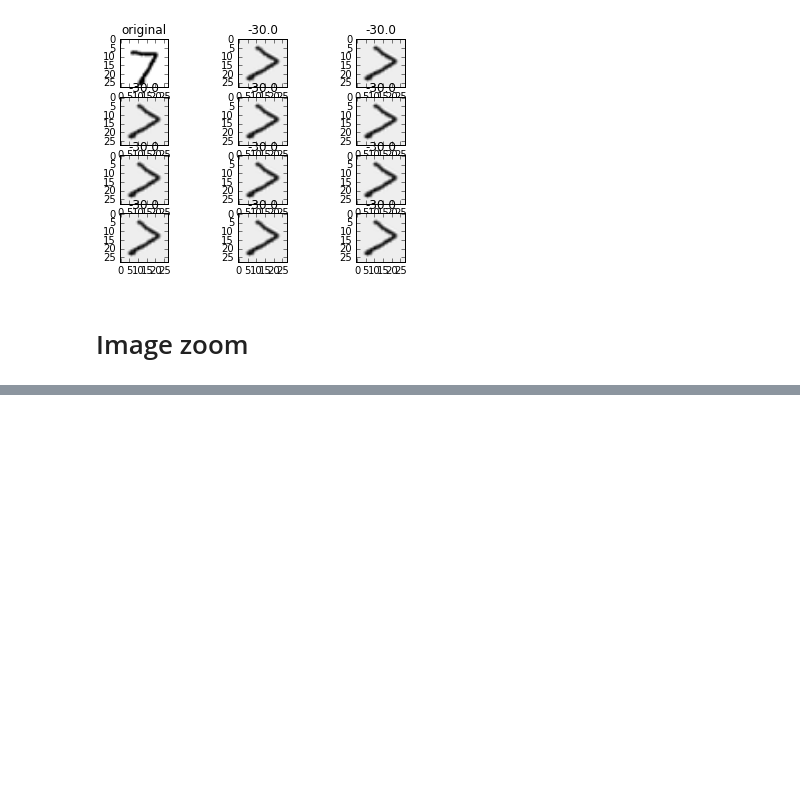
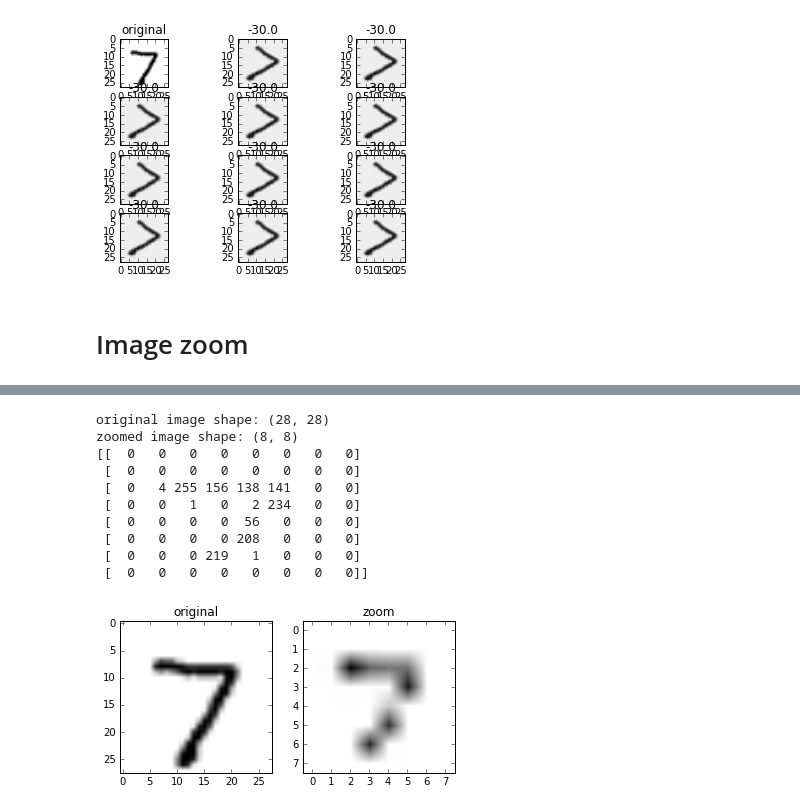
Before and after one commit to ybdesire/machinelearning, a Jupyter notebook: 8_image_process/image_process_scikit-image.ipynb, the cells around one changed output, grey strips where cells are left out. Drawn from its saved outputs; the diff is of its cells as text; code cells hidden in the pictures; blank space fills up the shorter version.

```diff
--- a/8_image_process/image_process_scikit-image.ipynb
+++ b/8_image_process/image_process_scikit-image.ipynb
@@ -90,12 +90,14 @@ def zoom():
     plt.subplot(1, 2, 1)
     plt.title('original')
     plt.imshow(image, cmap=cm.binary)
+    print('original image shape: {0}'.format(image.shape))
 
     img = ndimage.zoom(image, 0.3)
     plt.subplot(1, 2, 2)
     plt.title('zoom')
     plt.imshow(img, cmap=cm.binary)
-
+    print('zoomed image shape: {0}'.format(img.shape))
+    print(img)
 def shift():
     image_list = get_one_imagefrom_mnist()
     image_array =np.asarray(image_list)
@@ -143,6 +145,7 @@ def rotate():
 
     for i in range(11):
         img = ndimage.rotate(image, i*3)
+        img = img_value_to_ubyte(img)
         plt.subplot(4, 3, 2+i)
         plt.title('{0}'.format(float(i/5)))
         plt.imshow(img, cmap=cm.binary)
@@ -165,6 +168,15 @@ def rotate_direction():
         plt.title('{0}'.format(direction))
         plt.imshow(img, cmap=cm.binary)
     plt.show()
+
+def img_value_to_ubyte(img):
+    for i in range(img.shape[0]):
+        for j in range(img.shape[1]):
+            if(img[i][j]<0):
+                img[i][j]=0
+            if(img[i][j]>255):
+                img[i][j]=255
+    return img
 # %% [markdown]
 # Image smooth
 # %%
@@ -210 +232,30 @@ zoom()
 [figure]
+# %%
+
+image_list = get_one_imagefrom_mnist()
+image_array =np.asarray(image_list)
+image =image_array.reshape(28, 28)
+plt.subplot(1, 2, 1)
+plt.title('original')
+plt.imshow(image, cmap=cm.binary)
+print('original image shape: {0}'.format(image.shape))
+
+img = ndimage.zoom(image, 0.3)
+img = img_value_to_ubyte(img)
+plt.subplot(1, 2, 2)
+plt.title('zoom')
+plt.imshow(img, cmap=cm.binary)
+print('zoomed image shape: {0}'.format(img.shape))
+print(img)
+# %% [output]
+original image shape: (28, 28)
+zoomed image shape: (8, 8)
+[[  0   0   0   0   0   0   0   0]
+ [  0   0   0   0   0   0   0   0]
+ [  0   4 255 156 138 141   0   0]
+ [  0   0   1   0   2 234   0   0]
+ [  0   0   0   0  56   0   0   0]
+ [  0   0   0   0 208   0   0   0]
+ [  0   0   0 219   1   0   0   0]
+ [  0   0   0   0   0   0   0   0]]
+[figure, added]
```
Also changed, not shown: parts of 1 cell of this notebook.
